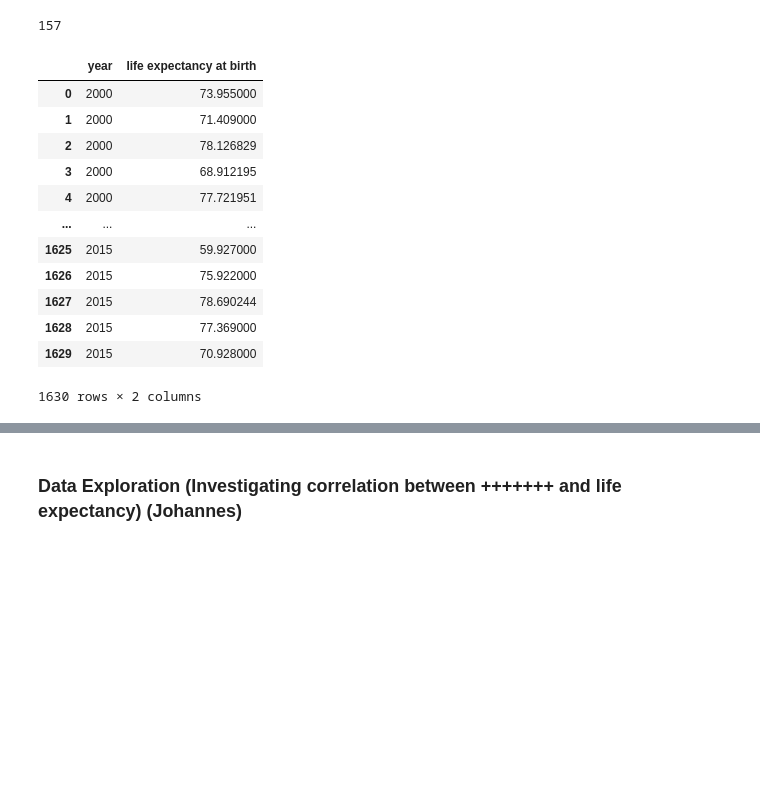
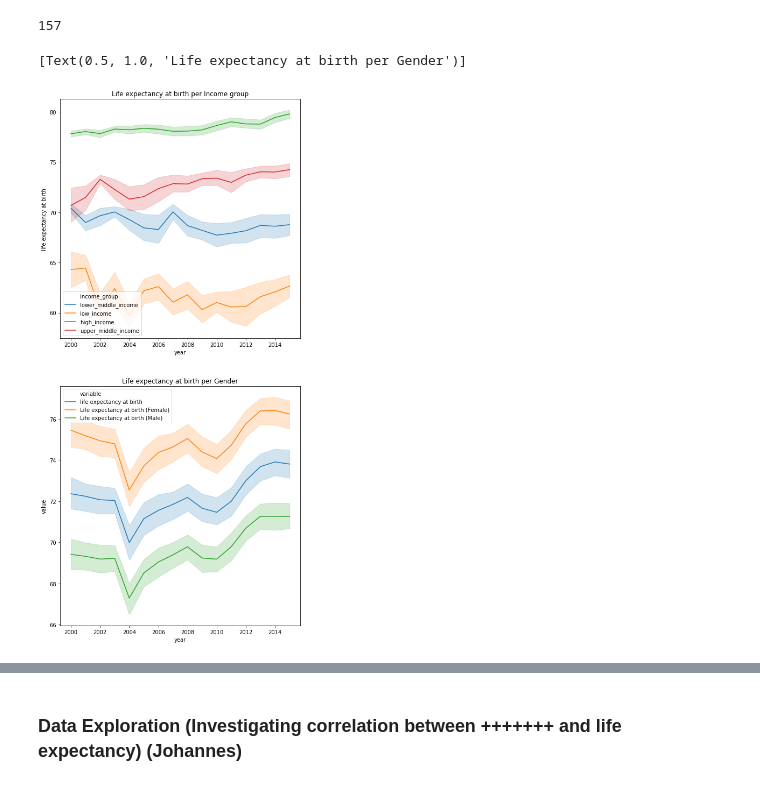
Before and after one commit to MarouaJaoua/DataStewardship1, a Jupyter notebook: data_merge.ipynb, the cells around one changed output, grey strips where cells are left out. Drawn from its saved outputs; the diff is of its cells as text; code cells hidden in the pictures; blank space fills up the shorter version.

Commit message:
Created new plots

```diff
--- a/data_merge.ipynb
+++ b/data_merge.ipynb
@@ -613,23 +615,27 @@ country_list = set(data_final.index.get_level_values("country_name").tolist())
 len(country_list)
 # %% [output]
 157
+# %%
+life_exp_gender = data_final.reset_index().loc[:, ["year", "life expectancy at birth",
+                             "Life expectancy at birth (Female)",
+                             "Life expectancy at birth (Male)"]]
+life_exp_gender = life_exp_gender.melt("year")
+# %%
+life_exp = data_final.reset_index().loc[:, ["year", "life expectancy at birth", "income_group"]]
+#life_exp = life_exp.groupby(["year", "income_group"]).reset_index()
+# %%
+fig, ax = plt.subplots(2, 1, figsize=(8, 18))
+plt.subplots_adjust(wspace=1.0)
+
+sns.lineplot(x="year", y="life expectancy at birth", data=life_exp, hue="income_group", ci=66, ax=ax[0])
+ax[0].set(title="Life expectancy at birth per Income group")
+sns.lineplot(x="year", y="value", data=life_exp_gender, hue="variable", ci=66, ax=ax[1])
+ax[1].set(title="Life expectancy at birth per Gender")
+# %% [output]
+[Text(0.5, 1.0, 'Life expectancy at birth per Gender')]
+[figure, added]
 # %%
 life_exp = data_final.reset_index(level="country_name",drop=True).reset_index().loc[:, ["year", "life expectancy at birth"]]
-life_exp
-# %% [output]
-|  | year | life expectancy at birth |
-| 0 | 2000 | 73.955000 |
-| 1 | 2000 | 71.409000 |
-| 2 | 2000 | 78.126829 |
-| 3 | 2000 | 68.912195 |
-| 4 | 2000 | 77.721951 |
-| ... | ... | ... |
-| 1625 | 2015 | 59.927000 |
-| 1626 | 2015 | 75.922000 |
-| 1627 | 2015 | 78.690244 |
-| 1628 | 2015 | 77.369000 |
-| 1629 | 2015 | 70.928000 |
-1630 rows × 2 columns
 # %%
 fig, ax = plt.subplots(5, 1, figsize=(8, 18))
 plt.subplots_adjust(hspace = 0.4, wspace=1.0)
```
Also changed, not shown: parts of 12 cells of this notebook, 1 other file.
